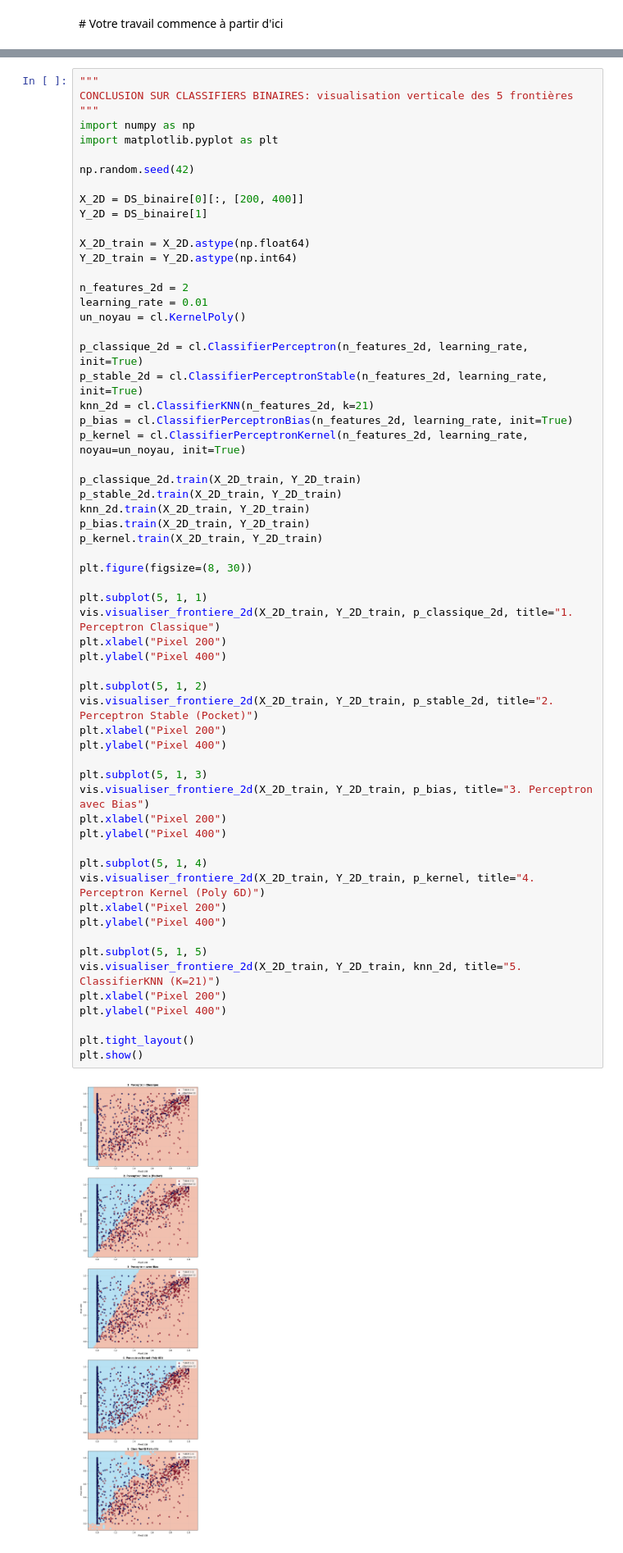
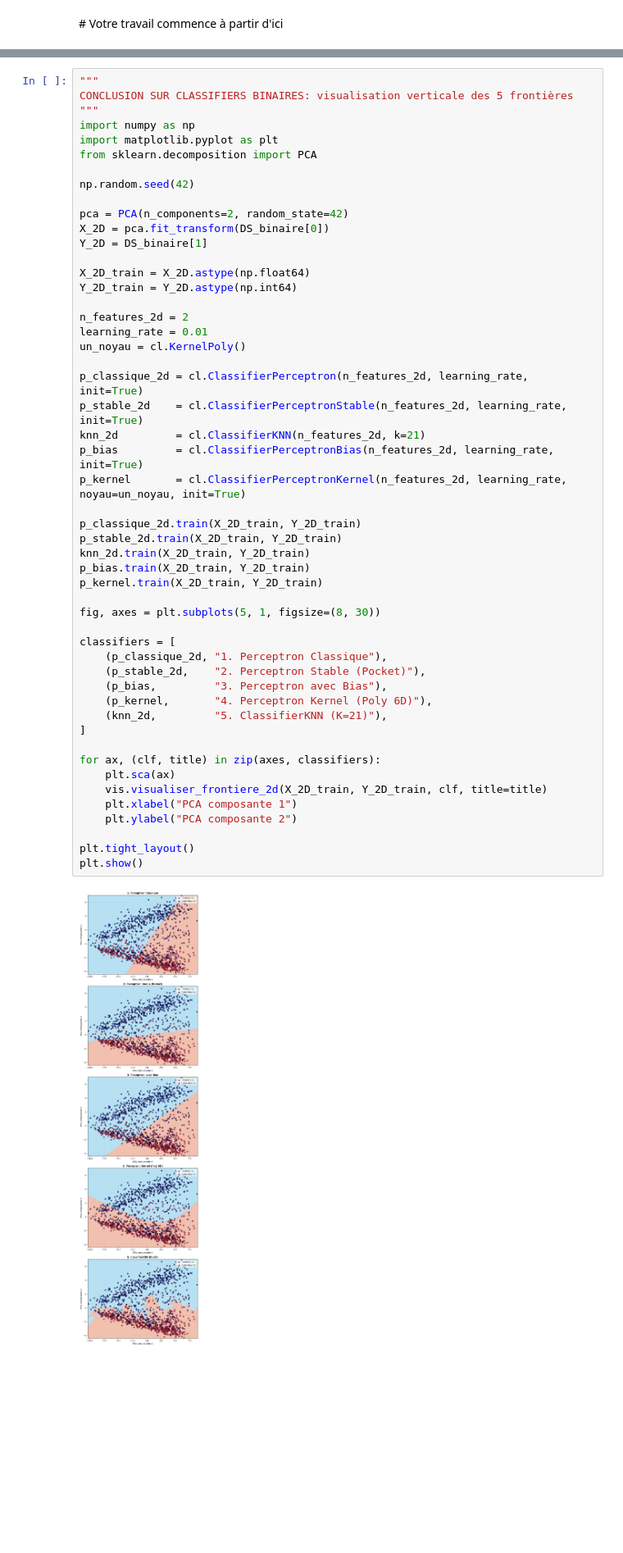
Before and after one commit to Aooooult/fashion-mnist-project, a Jupyter notebook: Projet/projet-GURENKO_NOEL.ipynb, the cells around one changed output, grey strips where cells are left out. Shown at 82% size. Drawn from its saved outputs; the diff is of its cells as text; blank space fills up the shorter version.

Commit message:
debug + add multi-class pour toutes instances + kernel RBF + avancé sur tme11

```diff
--- a/Projet/projet-GURENKO_NOEL.ipynb
+++ b/Projet/projet-GURENKO_NOEL.ipynb
@@ -900,60 +772,51 @@ globale pour cette tâche binaire. Le comportement du modèle kernelisé
 CONCLUSION SUR CLASSIFIERS BINAIRES: visualisation verticale des 5 frontières
 """
 import numpy as np
 import matplotlib.pyplot as plt
+from sklearn.decomposition import PCA
 
 np.random.seed(42)
 
-X_2D = DS_binaire[0][:, [200, 400]]
+pca = PCA(n_components=2, random_state=42)
+X_2D = pca.fit_transform(DS_binaire[0])
 Y_2D = DS_binaire[1]
 
 X_2D_train = X_2D.astype(np.float64)
 Y_2D_train = Y_2D.astype(np.int64)
 
 n_features_2d = 2
 learning_rate = 0.01
 un_noyau = cl.KernelPoly()
 
 p_classique_2d = cl.ClassifierPerceptron(n_features_2d, learning_rate, init=True)
-p_stable_2d = cl.ClassifierPerceptronStable(n_features_2d, learning_rate, init=True)
-knn_2d = cl.ClassifierKNN(n_features_2d, k=21)
-p_bias = cl.ClassifierPerceptronBias(n_features_2d, learning_rate, init=True)
-p_kernel = cl.ClassifierPerceptronKernel(n_features_2d, learning_rate, noyau=un_noyau, init=True)
+p_stable_2d    = cl.ClassifierPerceptronStable(n_features_2d, learning_rate, init=True)
+knn_2d         = cl.ClassifierKNN(n_features_2d, k=21)
+p_bias         = cl.ClassifierPerceptronBias(n_features_2d, learning_rate, init=True)
+p_kernel       = cl.ClassifierPerceptronKernel(n_features_2d, learning_rate, noyau=un_noyau, init=True)
 
 p_classique_2d.train(X_2D_train, Y_2D_train)
 p_stable_2d.train(X_2D_train, Y_2D_train)
 knn_2d.train(X_2D_train, Y_2D_train)
 p_bias.train(X_2D_train, Y_2D_train)
 p_kernel.train(X_2D_train, Y_2D_train)
 
-plt.figure(figsize=(8, 30))
+fig, axes = plt.subplots(5, 1, figsize=(8, 30))
 
-plt.subplot(5, 1, 1)
-vis.visualiser_frontiere_2d(X_2D_train, Y_2D_train, p_classique_2d, title="1. Perceptron Classique")
-plt.xlabel("Pixel 200")
-plt.ylabel("Pixel 400")
+classifiers = [
+    (p_classique_2d, "1. Perceptron Classique"),
+    (p_stable_2d,    "2. Perceptron Stable (Pocket)"),
+    (p_bias,         "3. Perceptron avec Bias"),
+    (p_kernel,       "4. Perceptron Kernel (Poly 6D)"),
+    (knn_2d,         "5. ClassifierKNN (K=21)"),
+]
 
-plt.subplot(5, 1, 2)
-vis.visualiser_frontiere_2d(X_2D_train, Y_2D_train, p_stable_2d, title="2. Perceptron Stable (Pocket)")
-plt.xlabel("Pixel 200")
-plt.ylabel("Pixel 400")
-
-plt.subplot(5, 1, 3)
-vis.visualiser_frontiere_2d(X_2D_train, Y_2D_train, p_bias, title="3. Perceptron avec Bias")
-plt.xlabel("Pixel 200")
-plt.ylabel("Pixel 400")
-
-plt.subplot(5, 1, 4)
-vis.visualiser_frontiere_2d(X_2D_train, Y_2D_train, p_kernel, title="4. Perceptron Kernel (Poly 6D)")
-plt.xlabel("Pixel 200")
-plt.ylabel("Pixel 400")
-
-plt.subplot(5, 1, 5)
-vis.visualiser_frontiere_2d(X_2D_train, Y_2D_train, knn_2d, title="5. ClassifierKNN (K=21)")
-plt.xlabel("Pixel 200")
-plt.ylabel("Pixel 400")
+for ax, (clf, title) in zip(axes, classifiers):
+    plt.sca(ax)
+    vis.visualiser_frontiere_2d(X_2D_train, Y_2D_train, clf, title=title)
+    plt.xlabel("PCA composante 1")
+    plt.ylabel("PCA composante 2")
 
 plt.tight_layout()
 plt.show()
 # %% [output]
-[figure, old version]
+[figure, new version]
```
Also changed, not shown: parts of 25 cells of this notebook, 3 other files.
